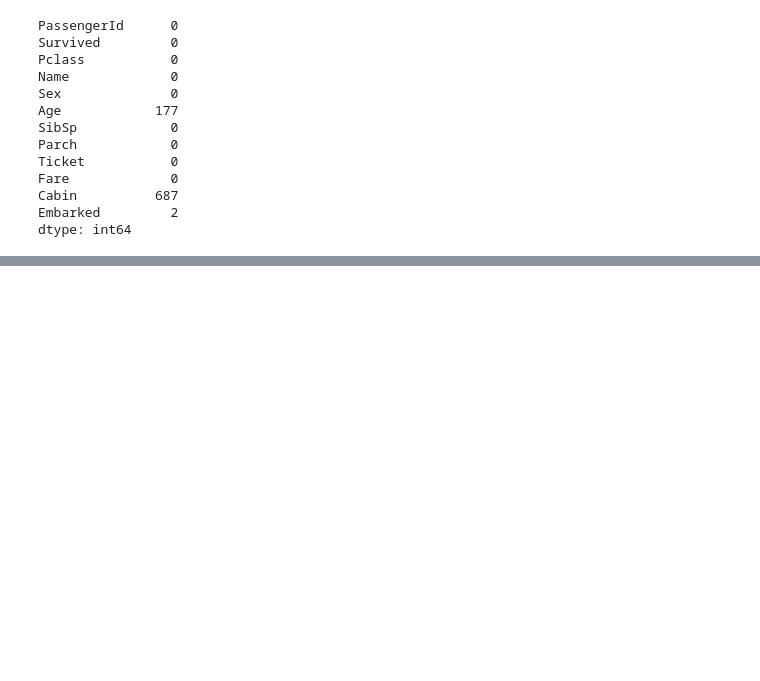
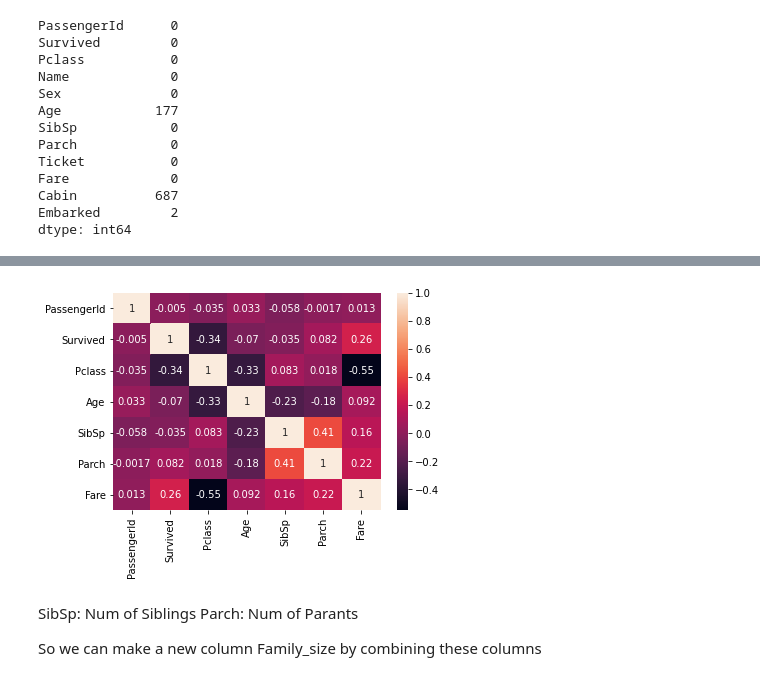
Before and after one commit to adithyaraajaraam/Python-and-Data-Analytics-ShapeAi, a Jupyter notebook: TitanicMathaiCharly.ipynb, the cells around one changed output, grey strips where cells are left out. Cells and saved outputs as stored; diff of their text form; code cells hidden in the pictures; blank space fills up the shorter version.

```diff
--- a/TitanicMathaiCharly.ipynb
+++ b/TitanicMathaiCharly.ipynb
@@ -199,0 +50,3 @@ X_train,X_test,y_train,y_test=train_test_split(X,y,test_size=0.25,random_state=4
+# %%
+drop_col = df.isnull().sum()[df.isnull().sum()>(35 / 100 * df.shape[0])]
+drop_col
@@ -199,0 +60,3 @@ X_train,X_test,y_train,y_test=train_test_split(X,y,test_size=0.25,random_state=4
+# %%
+df.drop(drop_col.index, axis = 1, inplace = True)
+df.isnull().sum()
@@ -199,0 +76,3 @@ X_train,X_test,y_train,y_test=train_test_split(X,y,test_size=0.25,random_state=4
+# %%
+df.fillna(df.mean(), inplace = True)
+df.isnull().sum()
@@ -199,0 +100,3 @@ X_train,X_test,y_train,y_test=train_test_split(X,y,test_size=0.25,random_state=4
+# %%
+df['Embarked'].fillna('S', inplace = True)
+df.isnull().sum()
@@ -199,0 +116,11 @@ X_train,X_test,y_train,y_test=train_test_split(X,y,test_size=0.25,random_state=4
+# %%
+corrMat = df.corr()
+sb.heatmap(corrMat, annot=True)
+plt.show()
+# %% [output]
+[figure, added]
+# %% [markdown]
+SibSp: Num of Siblings
+Parch: Num of Parants
+
+So we can make a new column Family_size by combining these columns
```
Also changed, not shown: parts of 50 cells of this notebook.
